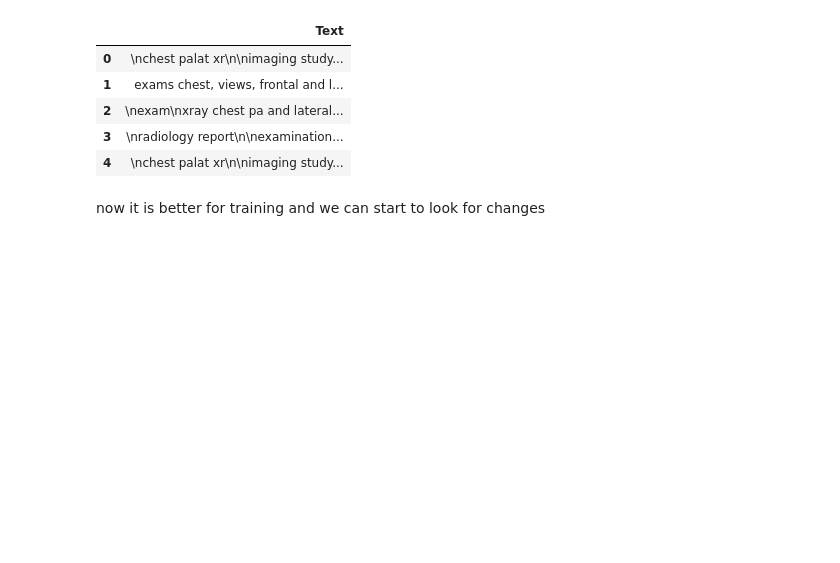
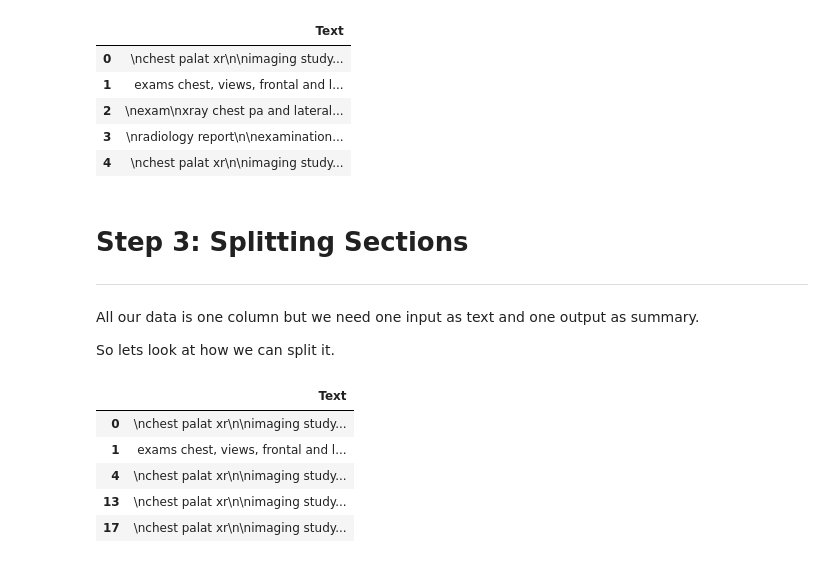
Before and after one commit to onuralpArsln/dataPrepWithPandas, a Jupyter notebook: pandasData.ipynb, the cells around one changed output. Drawn from its saved outputs; the diff is of its cells as text; code cells hidden in the pictures; blank space fills up the shorter version.

```diff
--- a/pandasData.ipynb
+++ b/pandasData.ipynb
@@ -227,5 +236,21 @@ df.head() # to see
 | 2 | \nexam\nxray chest pa and lateral... |
 | 3 | \nradiology report\n\nexamination... |
 | 4 | \nchest palat xr\n\nimaging study... |
-# %% [markdown]
-now it is better for training and we can start to look for changes
+# %% [markdown]
+# Step 3: Splitting Sections
+_____________________________
+# %% [markdown]
+All our data is one column but we need one input as text and one output as summary.
+
+So lets look at how we can split it.
+# %%
+mask_inw = df['Text'].str.contains("impression\n", case=False, na=False)
+mask_fnw = df['Text'].str.contains("findings\\n", case=False, na=False)
+df[mask_fnw].head()
+# %% [output]
+|  | Text |
+| 0 | \nchest palat xr\n\nimaging study... |
+| 1 | exams chest, views, frontal and l... |
+| 4 | \nchest palat xr\n\nimaging study... |
+| 13 | \nchest palat xr\n\nimaging study... |
+| 17 | \nchest palat xr\n\nimaging study... |
```
Also changed, not shown: parts of 8 cells of this notebook, 1 other file.
